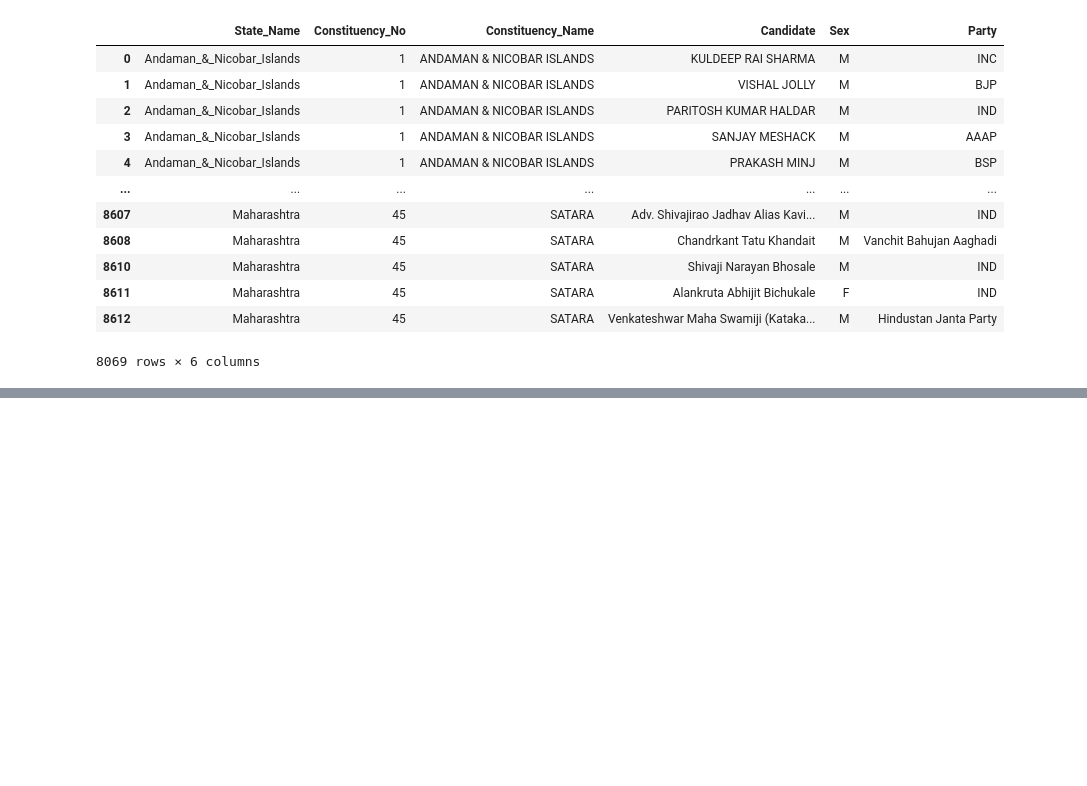
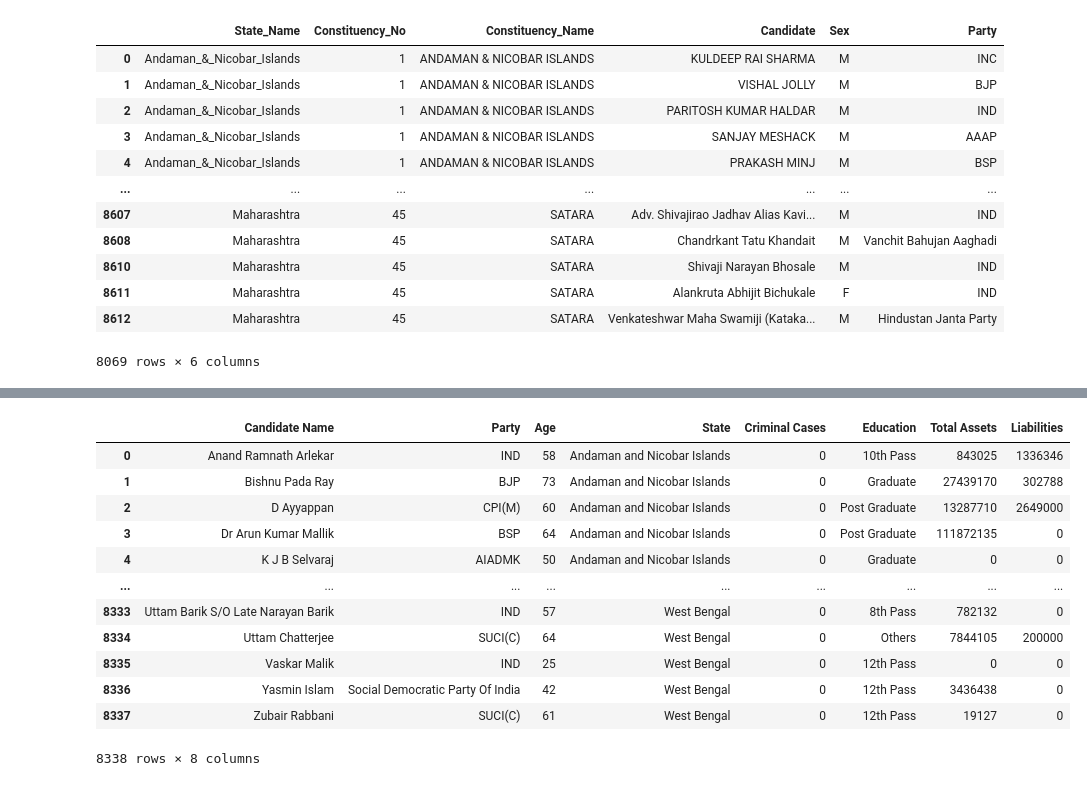
Before and after one commit to ujjwaltyagi2000/manthan, a Jupyter notebook: notebooks/4-data-cleaning.ipynb, the cells around one changed output, grey strips where cells are left out. Saved outputs shown, nothing was run; the diff lists cells and outputs as text; code cells hidden in the pictures; blank space fills up the shorter version.

```diff
--- a/notebooks/4-data-cleaning.ipynb
+++ b/notebooks/4-data-cleaning.ipynb
@@ -639,0 +762,20 @@ cand_list_2019.to_csv("../data/processed/candidates_list_2019.csv", index=False)
+# %%
+cand_bg_2024.rename(columns={
+    'Candidate': 'Candidate Name',
+}, inplace=True)
+cand_bg_2024 = cand_bg_2024[['Candidate Name', 'Party', 'Age', 'State', 'Criminal Cases', 'Education', 'Total Assets', 'Liabilities']]
+cand_bg_2024
+# %% [output]
+|  | Candidate Name | Party | Age | State | Criminal Cases | Education | Total Assets | Liabilities |
+| 0 | Anand Ramnath Arlekar | IND | 58 | Andaman and Nicobar Islands | 0 | 10th Pass | 843025 | 1336346 |
+| 1 | Bishnu Pada Ray | BJP | 73 | Andaman and Nicobar Islands | 0 | Graduate | 27439170 | 302788 |
+| 2 | D Ayyappan | CPI(M) | 60 | Andaman and Nicobar Islands | 0 | Post Graduate | 13287710 | 2649000 |
+| 3 | Dr Arun Kumar Mallik | BSP | 64 | Andaman and Nicobar Islands | 0 | Post Graduate | 111872135 | 0 |
+| 4 | K J B Selvaraj | AIADMK | 50 | Andaman and Nicobar Islands | 0 | Graduate | 0 | 0 |
+| ... | ... | ... | ... | ... | ... | ... | ... | ... |
+| 8333 | Uttam Barik S/O Late Narayan Barik | IND | 57 | West Bengal | 0 | 8th Pass | 782132 | 0 |
+| 8334 | Uttam Chatterjee | SUCI(C) | 64 | West Bengal | 0 | Others | 7844105 | 200000 |
+| 8335 | Vaskar Malik | IND | 25 | West Bengal | 0 | 12th Pass | 0 | 0 |
+| 8336 | Yasmin Islam | Social Democratic Party Of India | 42 | West Bengal | 0 | 12th Pass | 3436438 | 0 |
+| 8337 | Zubair Rabbani | SUCI(C) | 61 | West Bengal | 0 | 12th Pass | 19127 | 0 |
+8338 rows × 8 columns
```
Also changed, not shown: parts of 13 cells of this notebook, 3 other files.
